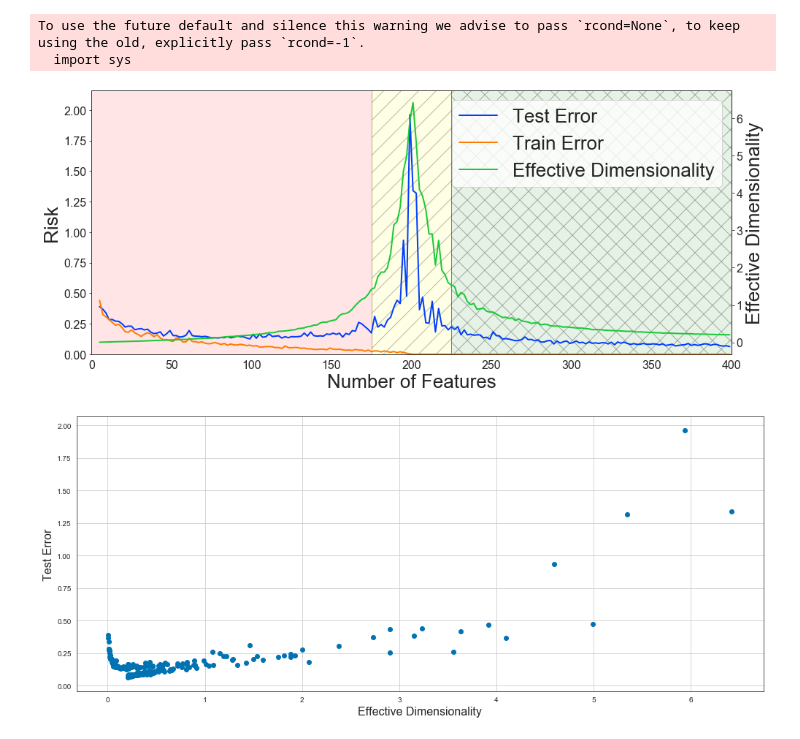
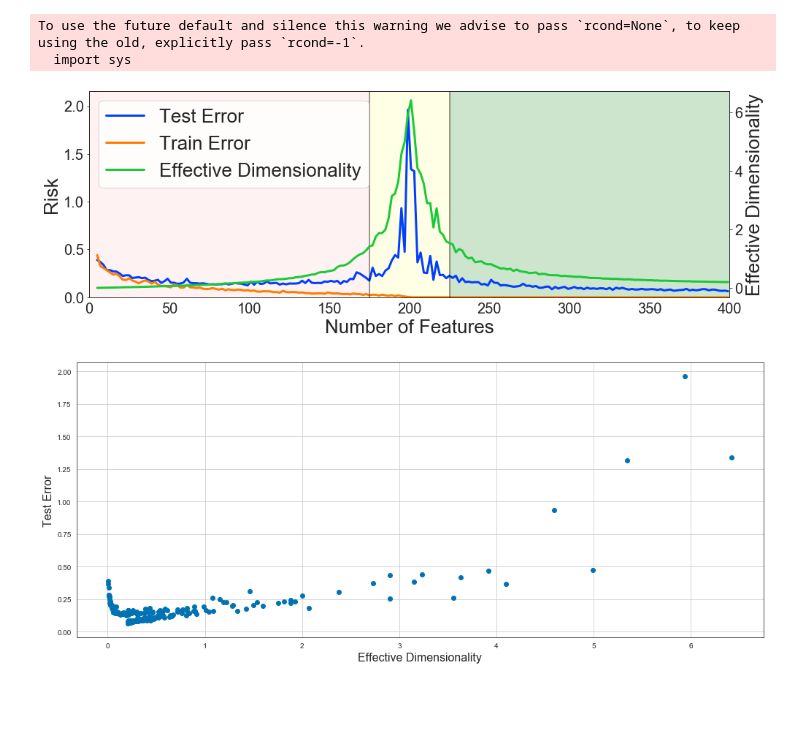
Before and after one commit to g-benton/hessian-eff-dim, a Jupyter notebook: notebooks/random_features_nb.ipynb, the cells around one changed output. Saved outputs shown, nothing was run; the diff lists cells and outputs as text; code cells hidden in the pictures; blank space fills up the shorter version.

```diff
--- a/notebooks/random_features_nb.ipynb
+++ b/notebooks/random_features_nb.ipynb
@@ -48,51 +48,53 @@ To use the future default and silence this warning we advise to pass `rcond=None
 title_fs = 28
 ax_fs = 26
 leg_fs = 26
-tick_size = 16
-lw = 2
+tick_size = 20
+lw = 3.
 
 sns.set_style("white")
 colors = sns.color_palette("bright")
-fig, ax = plt.subplots(1, 1, figsize=(14,6))
+fig, ax = plt.subplots(1, 1, figsize=(14,5))
 ax.plot(width_sequence, [e[0] for e in errors], label='Test Error', color=colors[0],
        linewidth=lw)
 ax.plot(width_sequence, [e[1] for e in errors], label='Train Error', color=colors[1],
        linewidth=lw)
 ax.tick_params(axis='both', labelsize=tick_size)
 #ax.plot(width_sequence, [e[2] for e in errors], label='Hilbert Space Norm')
 
 ax2 = ax.twinx()
 ax2.plot(width_sequence, [e[3] for e in errors], label = 'Effective Dimensionality', color=colors[2],
         linewidth=lw)
 ax2.tick_params(axis='y', labelsize=tick_size)
 
 ymin = 0
 ymax = 1.1 * max([e[0] for e in errors])
 ax.set_ylim(ymin, ymax)
-ax.axvspan(0, 175, alpha=0.1, color='red')
+ax.axvspan(0, 175, alpha=0.05, color='red')
 ax.axvspan(175, 225, alpha=0.1, color='yellow')
-ax.axvspan(225, 400, alpha=0.1, color='green')
+ax.axvspan(225, 400, alpha=0.2, color='green')
 
-ax.fill_between([175, 225], ymin, ymax, facecolor="None", edgecolor='k', hatch="/",
-                alpha=0.3)
-ax.fill_between([225, 400], ymin, ymax, facecolor="None", edgecolor='k', hatch="X",
-                alpha=0.3)
+# ax.fill_between([175, 225], ymin, ymax, facecolor="None", edgecolor='k', hatch="/",
+#                 alpha=0.2)
+# ax.fill_between([225, 400], ymin, ymax, facecolor="None", edgecolor='k', hatch="X",
+#                 alpha=0.2)
+ax.axvline(175, color='k', alpha=0.5)
+ax.axvline(225, color='k', alpha=0.5)
 
 # ask matplotlib for the plotted objects and their labels
 lines, labels = ax.get_legend_handles_labels()
 lines2, labels2 = ax2.get_legend_handles_labels()
-ax2.legend(lines + lines2, labels + labels2, loc=0, fontsize=leg_fs)
+ax2.legend(lines + lines2, labels + labels2, loc='upper left', fontsize=leg_fs)
 #ax.legend()
 
 ax.set_ylabel('Risk', fontsize=ax_fs)
 ax.set_xlabel('Number of Features', fontsize=ax_fs)
 ax2.set_ylabel('Effective Dimensionality', fontsize=ax_fs)
 #plt.ylim((0, 0.3))
 plt.xlim((0,400))
 plt.tight_layout()
-plt.savefig('random_featues_double_descent.pdf', bbox_inches='tight')
+plt.savefig('./random_featues_double_descent.pdf', bbox_inches='tight')
 # %% [output]
-[figure, old version]
+[figure, new version]
 # %%
 fig, ax = plt.subplots(1, 1, figsize=(14,6))
 
```
Also changed, not shown: 6 other files.
